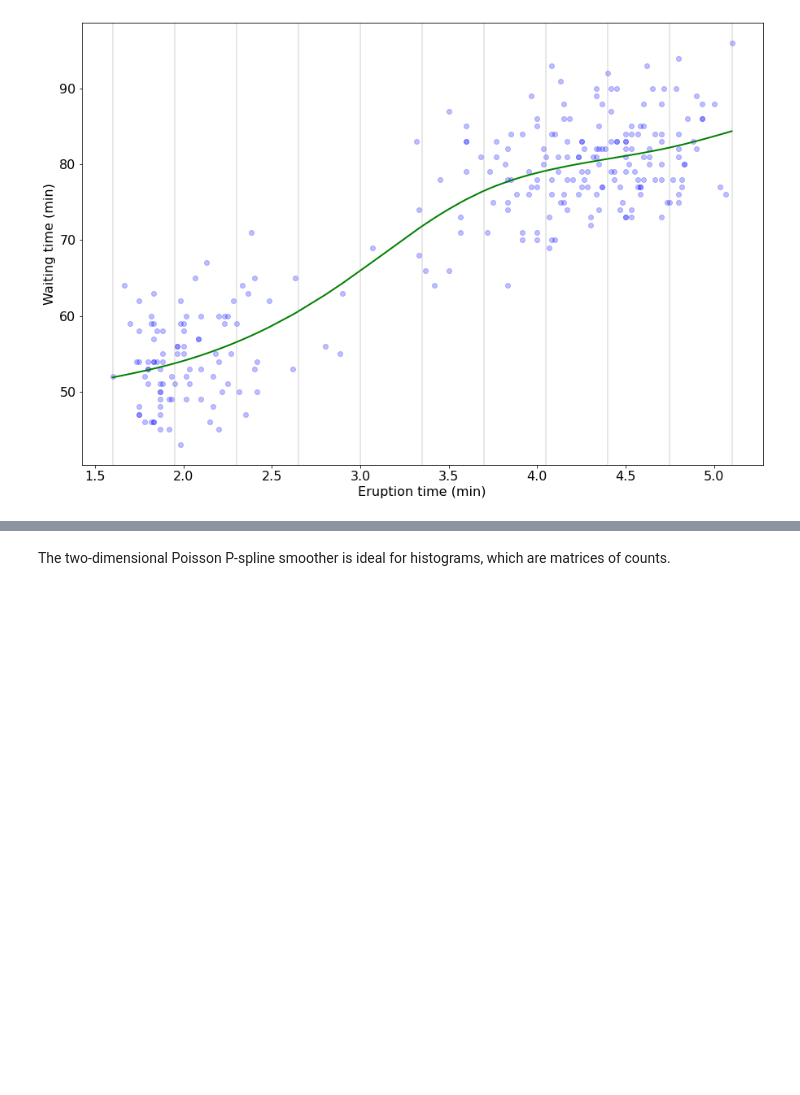
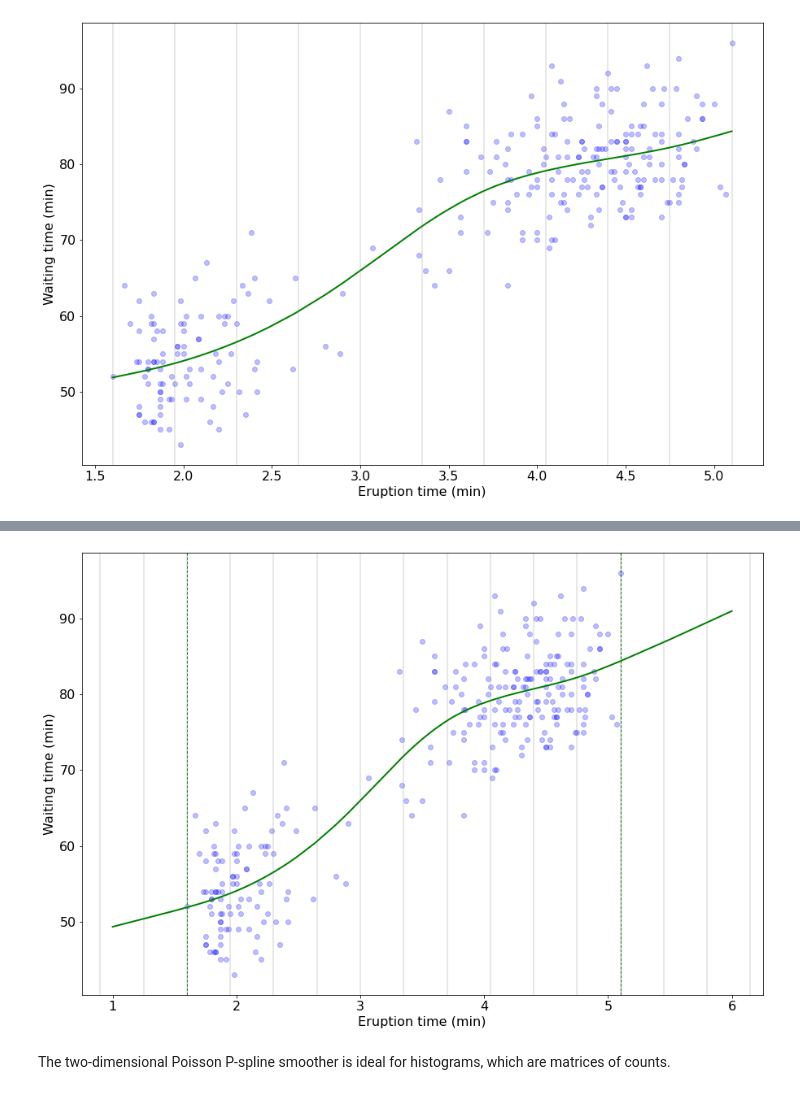
Before and after one commit to ManuelNavarroGarcia/cpsplines, a Jupyter notebook: examples/non_gaussian_data.ipynb, the cells around one changed output, grey strips where cells are left out. Cells and saved outputs as stored; diff of their text form; code cells hidden in the pictures; blank space fills up the shorter version.

Commit message:
add out-of-sample prediction scenario poisson

```diff
--- a/examples/non_gaussian_data.ipynb
+++ b/examples/non_gaussian_data.ipynb
@@ -45,0 +50,8 @@ _ = plot1[1].tick_params(axis='both', which='major', labelsize=16)
+# %%
+example_2 = GridCPsplines(deg=(3,),
+                        ord_d=(2,),
+                        n_int=(10,),
+                        x_range={0: (1,6)},
+                        family="poisson")
+
+example_2.fit(x=(faithful["eruptions"].values, ), y=faithful["waiting"].values)
@@ -46,3 +60,19 @@ _ = plot1[1].tick_params(axis='both', which='major', labelsize=16)
+# %%
+plot2 = plot_curves(
+    fittings=(example_2, ),
+    col_curve=("g", ),
+    knot_positions=True,
+    constant_constraints=True,
+    x=(faithful["eruptions"].values,),
+    y=(faithful["waiting"].values,),
+    col_pt=("b",),
+    alpha=0.25
+)
+_ = plot2[1].set_xlabel("Eruption time (min)", fontsize=16)
+_ = plot2[1].set_ylabel("Waiting time (min)", fontsize=16)
+_ = plot2[1].tick_params(axis='both', which='major', labelsize=16)
+# %% [output]
+[figure, added]
 # %% [markdown]
 The two-dimensional Poisson P-spline smoother is ideal for histograms, which are
 matrices of counts.
```
Also changed, not shown: parts of 6 cells of this notebook.
